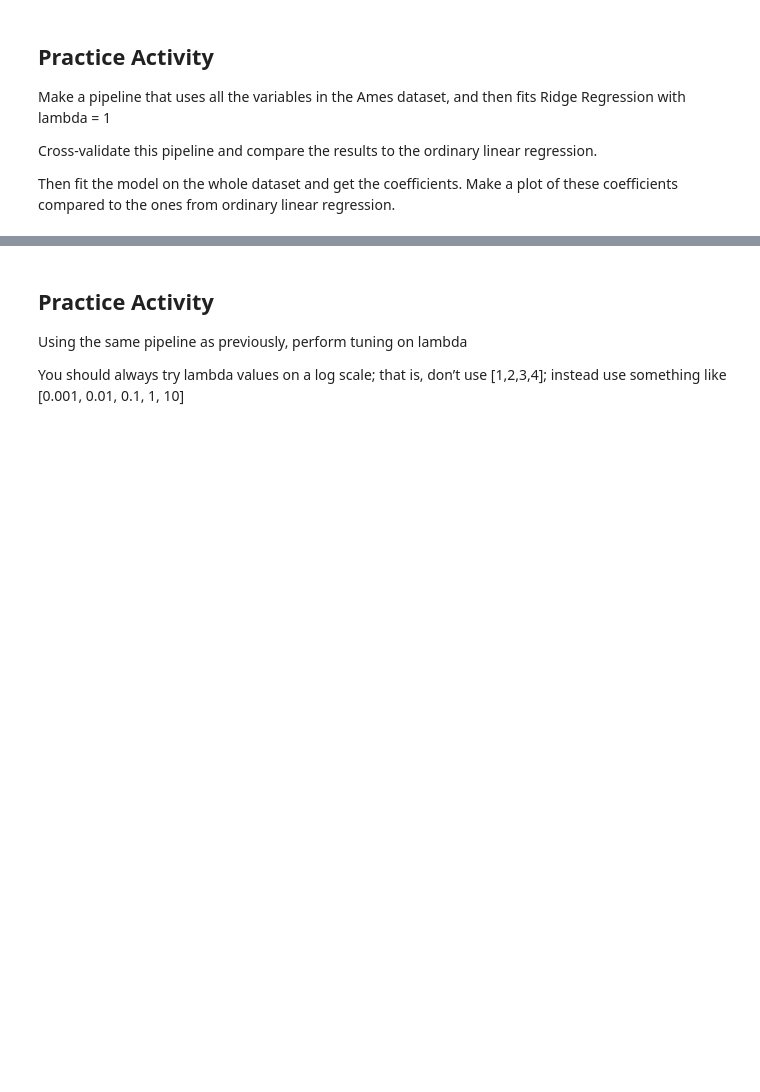
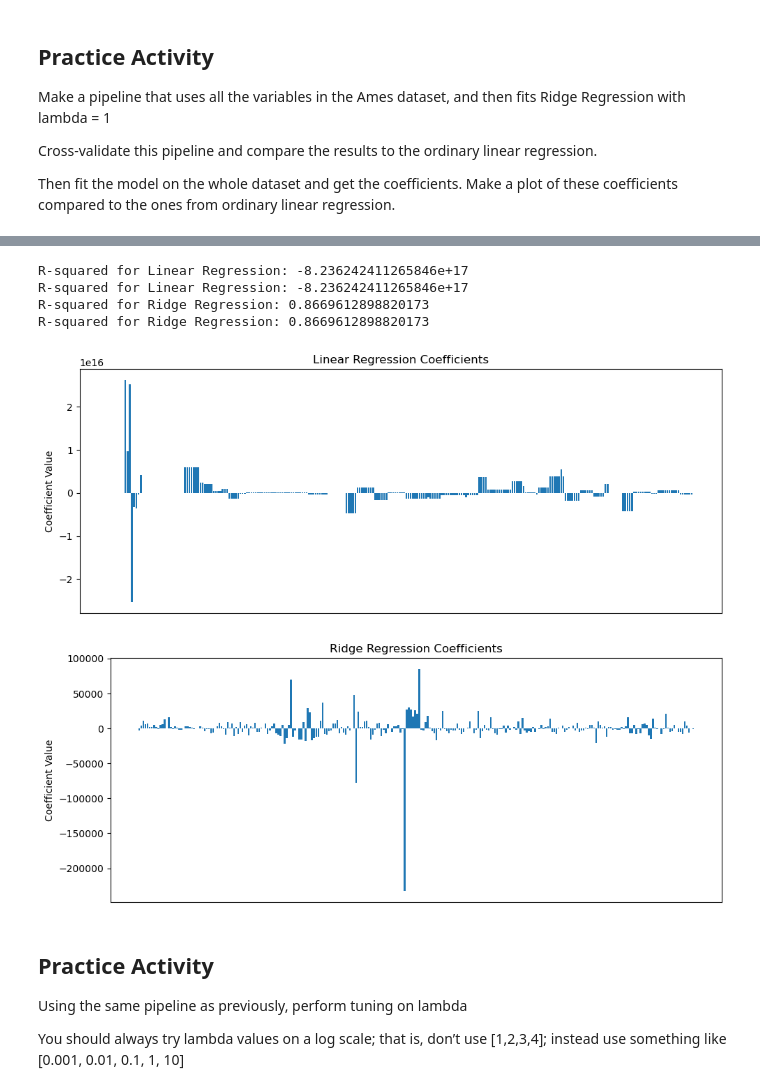
Before and after one commit to stolieerickson/GSB544-Computing, a Jupyter notebook: InClass/Wk7/PA7_2.ipynb, the cells around one changed output, grey strips where cells are left out. Cells and saved outputs as stored; diff of their text form; code cells hidden in the pictures; blank space fills up the shorter version.

```diff
--- a/InClass/Wk7/PA7_2.ipynb
+++ b/InClass/Wk7/PA7_2.ipynb
@@ -94,3 +40,74 @@ plot = (
+# %%
+#predictor and response variable
+X = ames.drop(['SalePrice', 'Order', 'PID'], axis = 1)
+y = ames['SalePrice']
+
+#transform numeric variables, and replace NA values via imputation
+num_transformer = Pipeline(
+    [("imputer", SimpleImputer(strategy='mean')),
+     ("scaler", StandardScaler())]
+)
+
+#dummify categorical variables, impute missing with UNK for unknown
+cat_transformer = Pipeline(
+    [("impute", SimpleImputer(strategy='constant', fill_value="UNK")),
+     ("ohe", OneHotEncoder(handle_unknown='ignore', sparse_output = False))]
+)
+
+#apply the pipelines to the respective columns
+ct = ColumnTransformer(
+    [('num', num_transformer, make_column_selector(dtype_include=np.number)),
+     ('cat', cat_transformer, make_column_selector(dtype_include=object))],
+    remainder="passthrough"
+)
+
+#linear regression pipeline
+pipeline_lr = Pipeline(
+    [("preprocessing", ct),
+     ("lr", LinearRegression())]
+)
+
+#ridge regression pipeline
+pipeline_ridge = Pipeline(
+    [("preprocessing", ct),
+     ("ridge", Ridge(alpha=1.0))]
+)
+
+#scores
+scores = cross_val_score(pipeline_lr, X, y, cv=5, scoring='r2')
+print(f"R-squared for Linear Regression: {scores.mean()}")
+scores = cross_val_score(pipeline_ridge, X, y, cv=5, scoring='r2')
+print(f"R-squared for Ridge Regression: {scores.mean()}")
+
+#plot
+pipeline_lr.fit(X, y)
+coef_lr = pipeline_lr.named_steps['lr'].coef_
+
+pipeline_ridge.fit(X, y)
+coef_ridge = pipeline_ridge.named_steps['ridge'].coef_
+
+plt.figure(figsize=(10, 4))
+plt.bar(range(len(coef_lr)), coef_lr)
+plt.title('Linear Regression Coefficients')
+plt.ylabel('Coefficient Value')
+plt.xticks([])
+plt.tight_layout()
+plt.show()
+
+plt.figure(figsize=(10, 4))
+plt.bar(range(len(coef_ridge)), coef_ridge)
+plt.title('Ridge Regression Coefficients')
+plt.ylabel('Coefficient Value')
+plt.xticks([])
+plt.tight_layout()
+plt.show()
+# %% [output]
+R-squared for Linear Regression: -8.236242411265846e+17
+R-squared for Linear Regression: -8.236242411265846e+17
+R-squared for Ridge Regression: 0.8669612898820173
+R-squared for Ridge Regression: 0.8669612898820173
+[figure, added]
+[figure, added]
 # %% [markdown]
 ## Practice Activity
 
```
Also changed, not shown: parts of 5 cells of this notebook, 1 other file.
